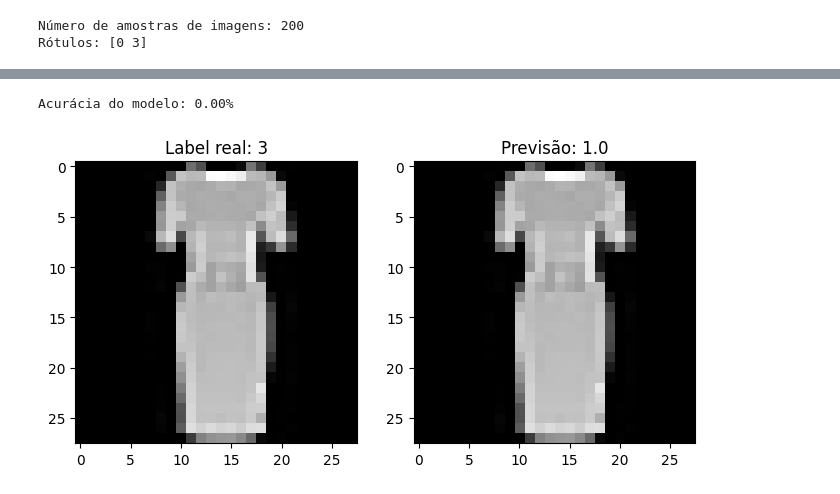
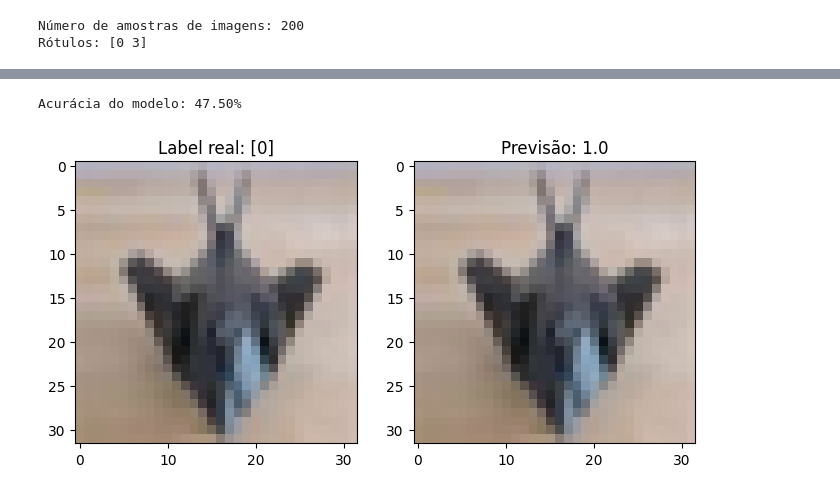
Before and after one commit to MisaelFalcaoDev/projetoAlgebra, a Jupyter notebook: AtividadeExtra.ipynb.ipynb, the cells around one changed output, grey strips where cells are left out. Saved outputs shown, nothing was run; the diff lists cells and outputs as text; code cells hidden in the pictures.

Commit message:
Acurácia

```diff
--- a/AtividadeExtra.ipynb.ipynb
+++ b/AtividadeExtra.ipynb.ipynb
@@ -16,12 +24,13 @@ from matplotlib import ticker
 
 ## carrega a base de dados do MNIST
 #mnist = tf.keras.datasets.mnist.load_data()
-fmnist = tf.keras.datasets.fashion_mnist.load_data()
-#cifar10 = tf.keras.datasets.cifar10.load_data()
+#fmnist = tf.keras.datasets.fashion_mnist.load_data()
+cifar10 = tf.keras.datasets.cifar10.load_data()
 
 ## extrai as imagens e rótulos da base de treinamento
 #(train_images, train_labels), _ = mnist
-(train_images, train_labels), _ =  tf.keras.datasets.fashion_mnist.load_data()
+#(train_images, train_labels), _ =  fmnist
+(train_images, train_labels), _ =  cifar10
 
 
 # cria uma lista para armazenar as imagens e rótulos dos dígitos 0 e 3
@@ -76,7 +87,6 @@ Rótulos: [0 3]
 # técnica PCA para redução de dimensionalidade
 
 # Precisamos converter o vetor de imagens em um um vetor de pontos
-images_vetor = images.reshape(images.shape[0], -1)
 
 pca = PCA(n_components=2)
 Y_pca = pca.fit_transform(images_vetor)
@@ -103,33 +123,10 @@ PERCEPTRON
 # %%
-'''
-# Gere exemplos aleatórios linearmente separáveis (substitua isso pelos seus dados reais)
-X = np.array(images_vetor)
-y = np.array(labels)
 
-# Passo 1: Divida os dados em 80% para treinamento e 20% para teste
-X_train, X_test, y_train, y_test = train_test_split(X, y, test_size=0.2, random_state=42)
-
-# Passo 2: Crie um modelo de Perceptron
-perceptron = Perceptron(max_iter=100, random_state=42)
-
-# Passo 2: Treine o modelo usando o conjunto de treinamento
-perceptron.fit(X_train, y_train)
-
-# Passo 3: Faça previsões no conjunto de teste
-y_pred = perceptron.predict(X_test)
-
-# Passo 3: Calcule a acurácia do modelo
-accuracy = accuracy_score(y_test, y_pred)
-print(f'Acurácia do modelo: {accuracy * 100:.2f}%')'''
-###########################################################
-
-
-
-X = np.array(images_vetor)
+x = np.array(images_vetor)
 y = np.array(labels)
 
 # Divida os dados em 80% para treinamento e 20% para teste
-X_train, X_test, y_train, y_test = train_test_split(X, y, test_size=0.2, random_state=42)
+X_train, X_test, y_train, y_test = train_test_split(x, y, test_size=0.2, random_state=42)
 
 # Implemente o algoritmo do Perceptron para classificação
 class Perceptron:
@@ -138,35 +135,49 @@ class Perceptron:
         self.max_epochs = max_epochs
 
     def fit(self, X, y):
         self.w = np.zeros(X.shape[1])
         self.b = 0
         for _ in range(self.max_epochs):
             for i in range(X.shape[0]):
                 if y[i] * (np.dot(X[i], self.w) + self.b) <= 0:
                     self.w += self.learning_rate * y[i] * X[i]
                     self.b += self.learning_rate * y[i]
 
     def predict(self, X):
         return np.sign(np.dot(X, self.w) + self.b)
 
 # Crie e treine o modelo Perceptron
 perceptron = Perceptron()
 perceptron.fit(X_train, y_train)
 
 # Calcule a acurácia no conjunto de teste
 y_pred = perceptron.predict(X_test)
-accuracy = np.mean(y_pred == y_test)
+y_test_binary = np.where(y_test == 0, -1, 1)
+accuracy = np.mean(y_pred == y_test_binary)
 print(f'Acurácia do modelo: {accuracy * 100:.2f}%')
 
 # Plote um exemplo de imagem e a previsão do Perceptron
+
+
+dimensao = 28
+cores = 1
+#para o caso do cifar10
+if len(X_test[0]) == 3072:
+    dimensao = 32
+    cores = 3
+
 plt.figure(figsize=(8, 4))
+
 plt.subplot(1, 2, 1)
-plt.imshow(X_test[0].reshape(28, 28), cmap='gray')
+
+plt.imshow(X_test[0].reshape(dimensao, dimensao, cores), cmap='gray')
 plt.title(f'Label real: {y_test[0]}')
+
 plt.subplot(1, 2, 2)
-plt.imshow(X_test[0].reshape(28, 28), cmap='gray')
+plt.imshow(X_test[0].reshape(dimensao, dimensao, cores), cmap='gray')
 plt.title(f'Previsão: {y_pred[0]}')
+
 plt.show()
 # %% [output]
-Acurácia do modelo: 0.00%
+Acurácia do modelo: 47.50%
-[figure, old version]
+[figure, new version]
```
Also changed, not shown: parts of 14 cells of this notebook.
